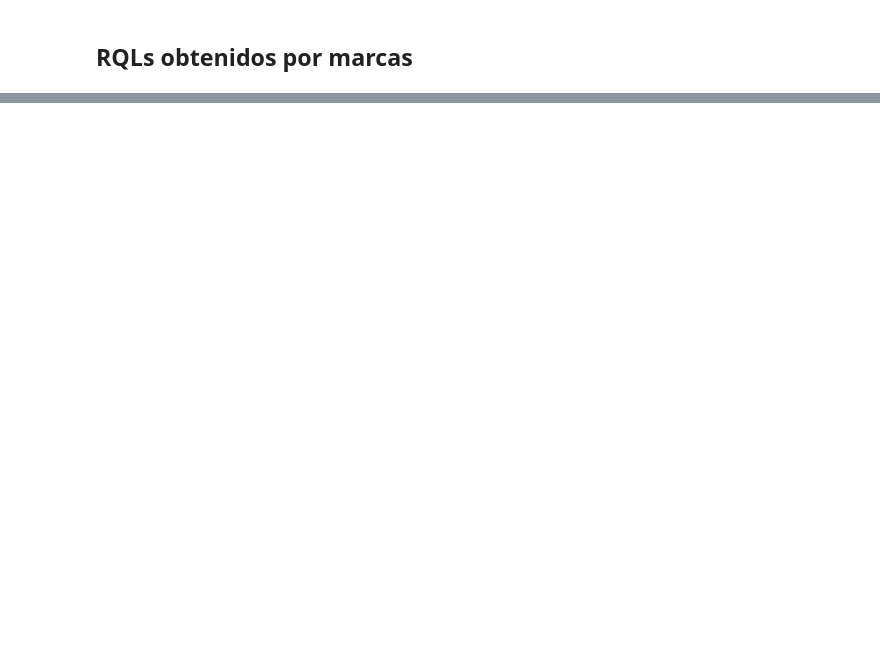
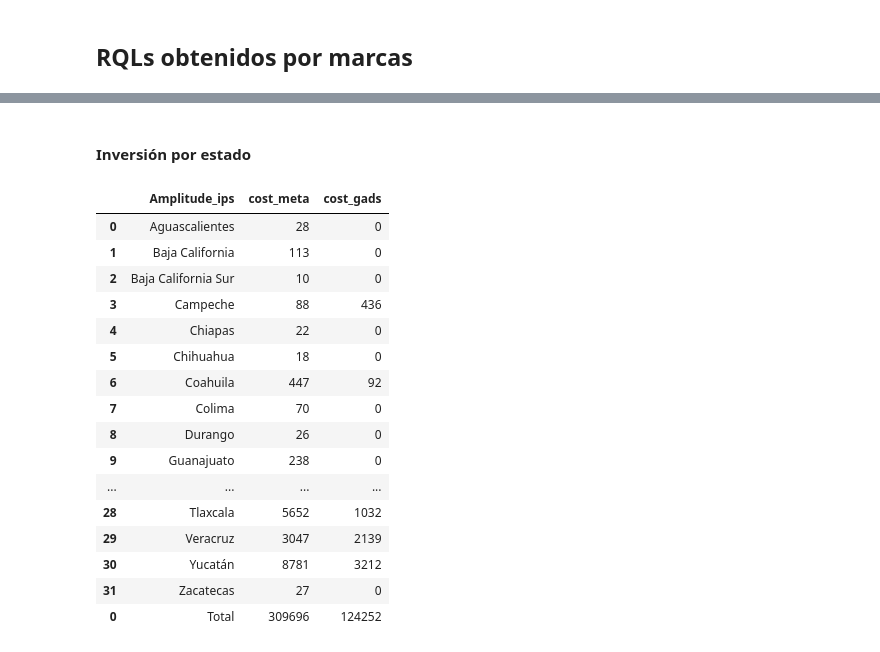
Before and after one commit to jeantp-galgo/calculate_rqls_invest_from_ads, a Jupyter notebook: invest_per_state/rql_invest.ipynb, the cells around one changed output, grey strips where cells are left out. Cells and saved outputs as stored; diff of their text form; code cells hidden in the pictures; blank space fills up the shorter version.

Commit message:
feat: se agregan rqls por estados y marcas, también cstos entre plataformas

```diff
--- a/invest_per_state/rql_invest.ipynb
+++ b/invest_per_state/rql_invest.ipynb
@@ -107,5 +70,5 @@ rqls_por_marca
 # %%
-week = 14
+week = 15
 # %% [markdown]
 Selección de semana a consultar en cada una de las plataformas y archivo de RQLs (aunque ya viene en la semana a consultar)
 # %%
@@ -145,6 +110,10 @@ Para diferenciar los costos al hacer el merge
 # %%
 df_rql_per_state_and_brand_merged_meta.rename(columns={"Cost": "cost_meta"}, inplace=True)
 df_rql_per_state_and_brand_merged_gads.rename(columns={"Cost": "cost_gads"}, inplace=True)
+# %%
+def add_totals(valores):
+    total_row = pd.Series(valores)
+    return pd.DataFrame([total_row])
 # %% [markdown]
 ### Costos entre GAds y Meta
 # %% [markdown]
@@ -153,7 +122,7 @@ Se unen ambos DF para ver como han sido los costos por estados
 df_merged = pd.merge(df_rql_per_state_and_brand_merged_meta[["Marca", "Amplitude_ips", "cost_meta"]],
                      df_rql_per_state_and_brand_merged_gads[["Marca", "Amplitude_ips", "cost_gads"]],
                      on = ["Marca", "Amplitude_ips"],
-                     how = "left")
+                     how = "outer") # Ya que puede que en Meta no hayan estados (amplitude_ips) que GAds si contenga
 df_merged["cost_meta"].fillna(0, inplace=True)
 df_merged["cost_gads"].fillna(0, inplace=True)
 df_merged
@@ -188,9 +133,19 @@ For example, when doing 'df[col].method(value, inplace=True)', try using 'df.met
 # %%
 per_state = df_merged.groupby(["Amplitude_ips"])[["cost_meta", "cost_gads"]].sum().reset_index()
-costo_total_meta = df_merged["cost_meta"].sum()
-costo_total_gads = df_merged["cost_gads"].sum()
-total_cost = costo_total_meta + costo_total_gads
-display(per_state)
-print(f"Costo total Meta: {costo_total_meta:,.2f} MXN")
-print(f"Costo total GAds: {costo_total_gads:,.2f} MXN")
-print(f"Costo total Meta + GAds: {total_cost:,.2f} MXN")
+costo_total_meta = int(df_merged["cost_meta"].sum())
+costo_total_gads = int(df_merged["cost_gads"].sum())
+total_cost = int(costo_total_meta + costo_total_gads)
+
+df_total = add_totals({"Amplitude_ips": "Total", "cost_meta": costo_total_meta, "cost_gads": costo_total_gads})
+per_state_with_totals = pd.concat([per_state, df_total])
+
+per_state_with_totals["cost_meta"] = per_state_with_totals["cost_meta"].astype(int)
+per_state_with_totals["cost_gads"] = per_state_with_totals["cost_gads"].astype(int)
+
+
+# display(per_state_with_totals)
+
+
+# print(f"Costo total Meta: {costo_total_meta:,.2f} MXN")
+# print(f"Costo total GAds: {costo_total_gads:,.2f} MXN")
+# print(f"Costo total Meta + GAds: {total_cost:,.2f} MXN")
@@ -367,0 +307,22 @@ RQLs por marca: 4027.0
+# %% [markdown]
+#### Inversión por estado
+# %%
+per_state_with_totals
+# %% [output]
+|  | Amplitude_ips | cost_meta | cost_gads |
+| 0 | Aguascalientes | 28 | 0 |
+| 1 | Baja California | 113 | 0 |
+| 2 | Baja California Sur | 10 | 0 |
+| 3 | Campeche | 88 | 436 |
+| 4 | Chiapas | 22 | 0 |
+| 5 | Chihuahua | 18 | 0 |
+| 6 | Coahuila | 447 | 92 |
+| 7 | Colima | 70 | 0 |
+| 8 | Durango | 26 | 0 |
+| 9 | Guanajuato | 238 | 0 |
+| ... | ... | ... | ... |
+| 28 | Tlaxcala | 5652 | 1032 |
+| 29 | Veracruz | 3047 | 2139 |
+| 30 | Yucatán | 8781 | 3212 |
+| 31 | Zacatecas | 27 | 0 |
+| 0 | Total | 309696 | 124252 |
```
Also changed, not shown: parts of 52 cells of this notebook.
